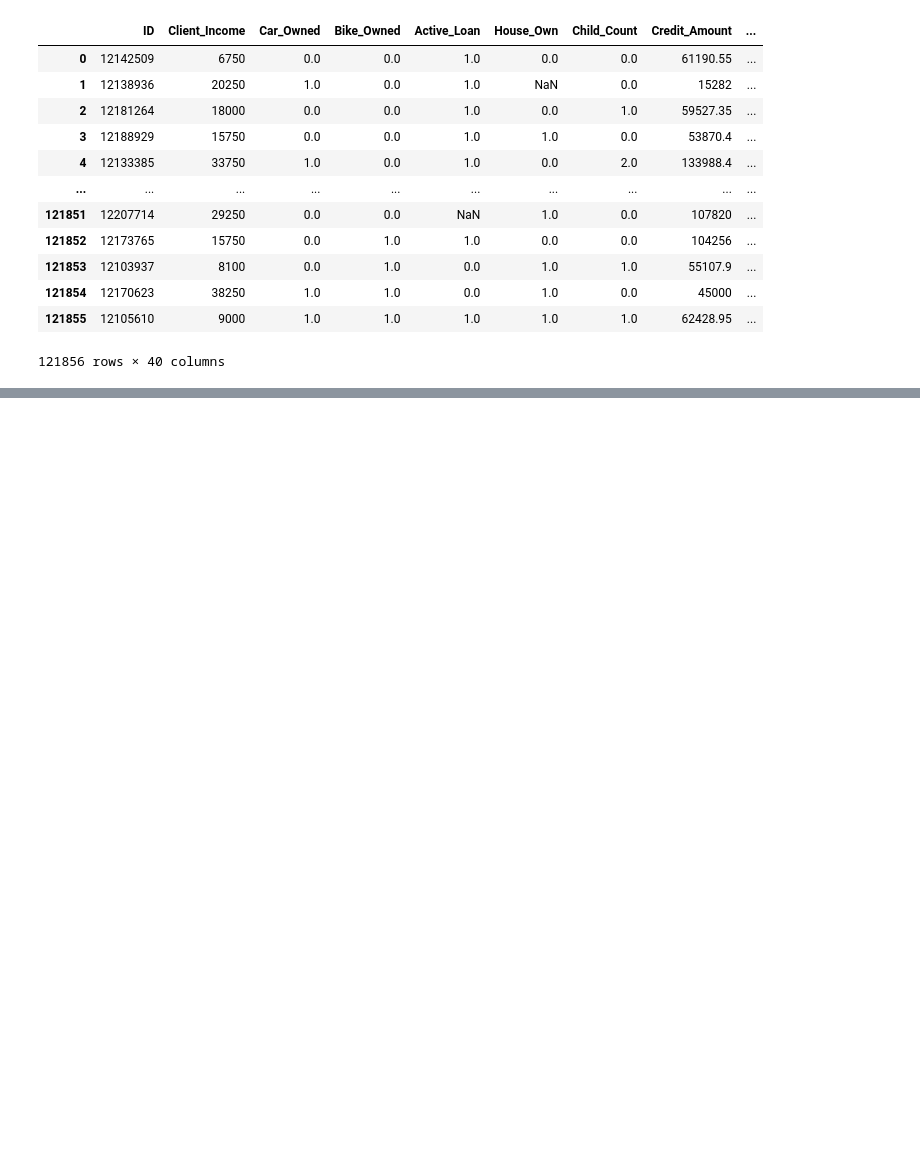
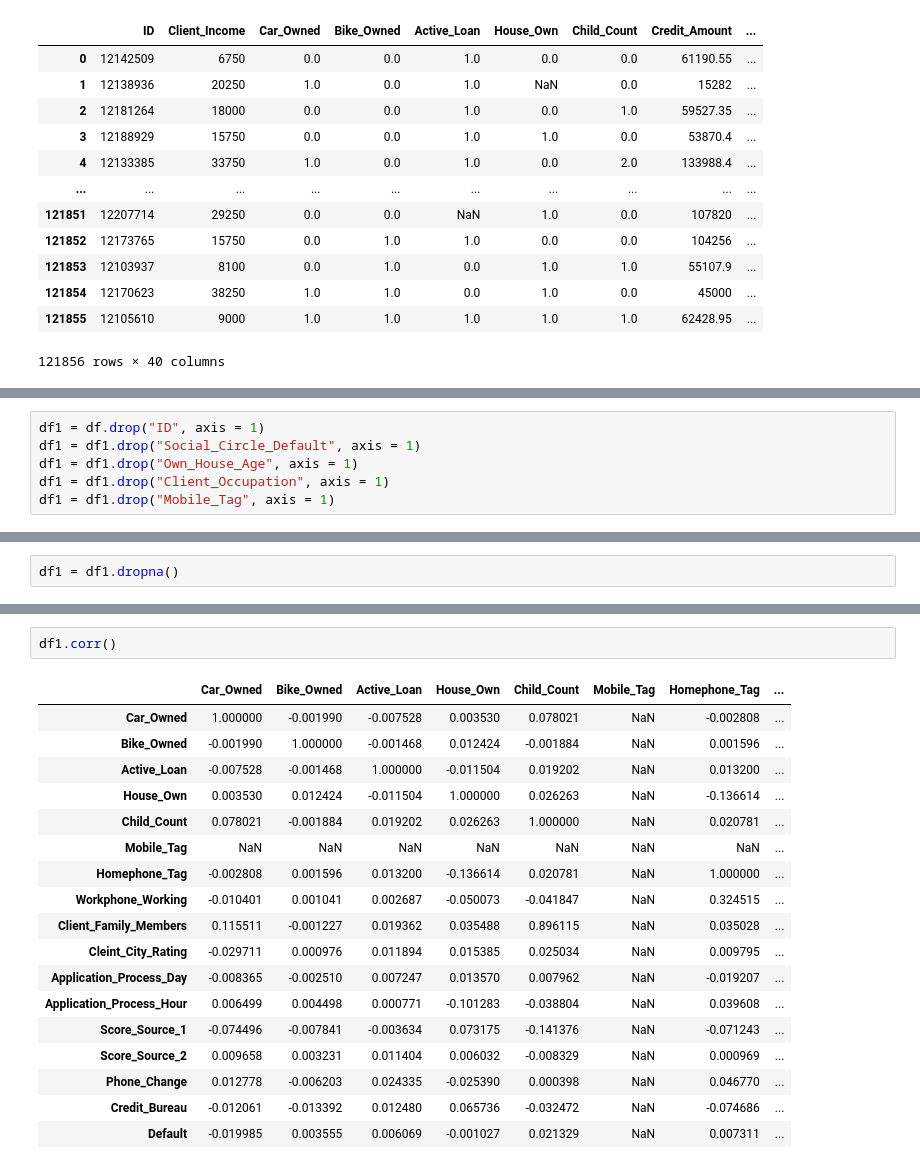
Before and after one commit to Asanka98/Regression, a Jupyter notebook: Logistic Regression/Logistic Regression V1.ipynb, the cells around one changed output, grey strips where cells are left out. Saved outputs shown, nothing was run; the diff lists cells and outputs as text; blank space fills up the shorter version.

```diff
--- a/Logistic Regression/Logistic Regression V1.ipynb
+++ b/Logistic Regression/Logistic Regression V1.ipynb
@@ -23,0 +48,6 @@ df
+# %%
+df1 = df.drop("ID", axis = 1)
+df1 = df1.drop("Social_Circle_Default", axis = 1)
+df1 = df1.drop("Own_House_Age", axis = 1)
+df1 = df1.drop("Client_Occupation", axis = 1)
+df1 = df1.drop("Mobile_Tag", axis = 1)
@@ -23,0 +102,2 @@ df
+# %%
+df1 = df1.dropna()
@@ -23,0 +152,21 @@ df
+# %%
+df1.corr()
+# %% [output]
+|  | Car_Owned | Bike_Owned | Active_Loan | House_Own | Child_Count | Mobile_Tag | Homephone_Tag | ... |
+| Car_Owned | 1.000000 | -0.001990 | -0.007528 | 0.003530 | 0.078021 | NaN | -0.002808 | ... |
+| Bike_Owned | -0.001990 | 1.000000 | -0.001468 | 0.012424 | -0.001884 | NaN | 0.001596 | ... |
+| Active_Loan | -0.007528 | -0.001468 | 1.000000 | -0.011504 | 0.019202 | NaN | 0.013200 | ... |
+| House_Own | 0.003530 | 0.012424 | -0.011504 | 1.000000 | 0.026263 | NaN | -0.136614 | ... |
+| Child_Count | 0.078021 | -0.001884 | 0.019202 | 0.026263 | 1.000000 | NaN | 0.020781 | ... |
+| Mobile_Tag | NaN | NaN | NaN | NaN | NaN | NaN | NaN | ... |
+| Homephone_Tag | -0.002808 | 0.001596 | 0.013200 | -0.136614 | 0.020781 | NaN | 1.000000 | ... |
+| Workphone_Working | -0.010401 | 0.001041 | 0.002687 | -0.050073 | -0.041847 | NaN | 0.324515 | ... |
+| Client_Family_Members | 0.115511 | -0.001227 | 0.019362 | 0.035488 | 0.896115 | NaN | 0.035028 | ... |
+| Cleint_City_Rating | -0.029711 | 0.000976 | 0.011894 | 0.015385 | 0.025034 | NaN | 0.009795 | ... |
+| Application_Process_Day | -0.008365 | -0.002510 | 0.007247 | 0.013570 | 0.007962 | NaN | -0.019207 | ... |
+| Application_Process_Hour | 0.006499 | 0.004498 | 0.000771 | -0.101283 | -0.038804 | NaN | 0.039608 | ... |
+| Score_Source_1 | -0.074496 | -0.007841 | -0.003634 | 0.073175 | -0.141376 | NaN | -0.071243 | ... |
+| Score_Source_2 | 0.009658 | 0.003231 | 0.011404 | 0.006032 | -0.008329 | NaN | 0.000969 | ... |
+| Phone_Change | 0.012778 | -0.006203 | 0.024335 | -0.025390 | 0.000398 | NaN | 0.046770 | ... |
+| Credit_Bureau | -0.012061 | -0.013392 | 0.012480 | 0.065736 | -0.032472 | NaN | -0.074686 | ... |
+| Default | -0.019985 | 0.003555 | 0.006069 | -0.001027 | 0.021329 | NaN | 0.007311 | ... |
```
Also changed, not shown: parts of 10 cells of this notebook.
